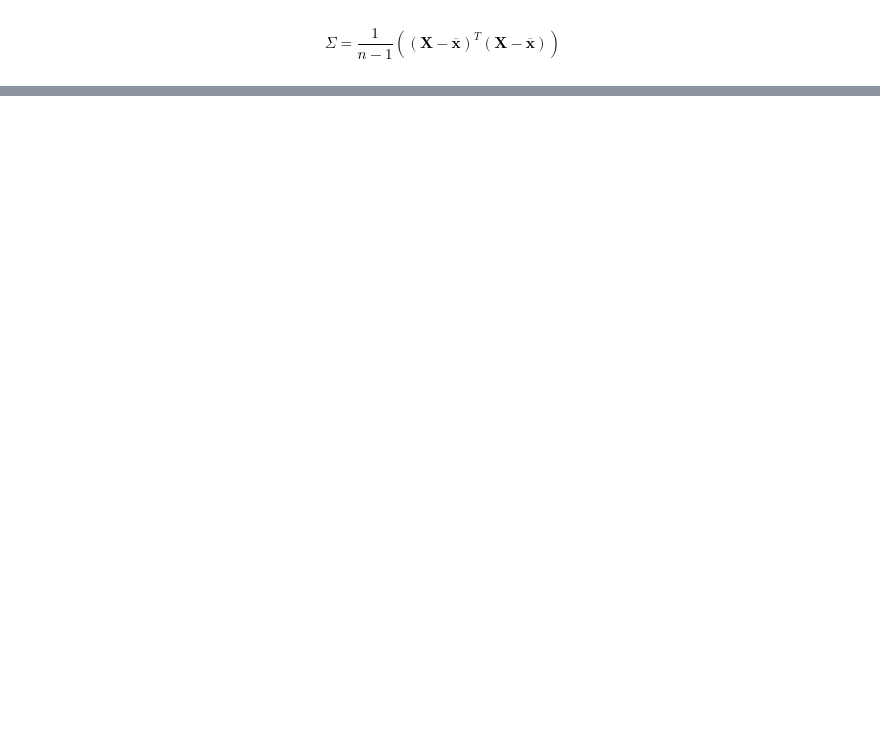
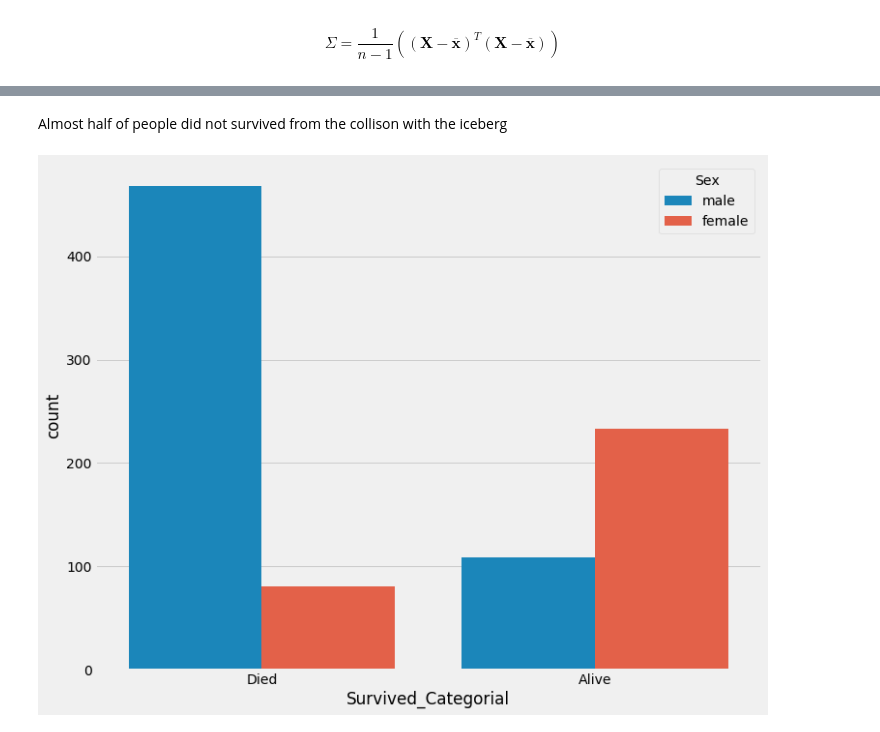
Before and after one commit to cristobalza/lab_5_kaggle_dma, a Jupyter notebook: kaggle_lab_5.ipynb, the cells around one changed output, grey strips where cells are left out. Cells and saved outputs as stored; diff of their text form; code cells hidden in the pictures; blank space fills up the shorter version.

```diff
--- a/kaggle_lab_5.ipynb
+++ b/kaggle_lab_5.ipynb
@@ -356,0 +376,6 @@ Name: SibSp, dtype: int64
+# %% [markdown]
+Almost half of people did not survived from the collison with the iceberg
+# %%
+sns.countplot(x='Survived_Categorial', hue='Sex', data=train_df);
+# %% [output]
+[figure, added]
```
Also changed, not shown: parts of 44 cells of this notebook.
